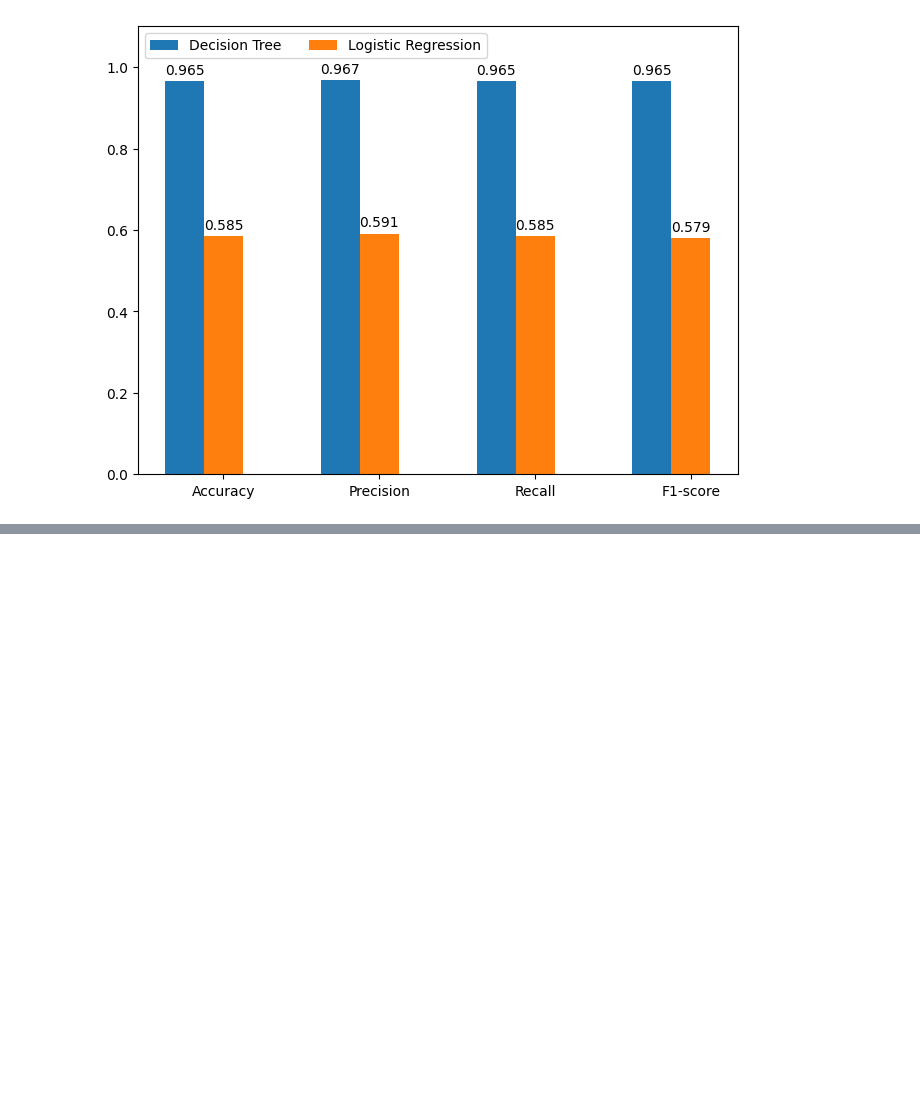
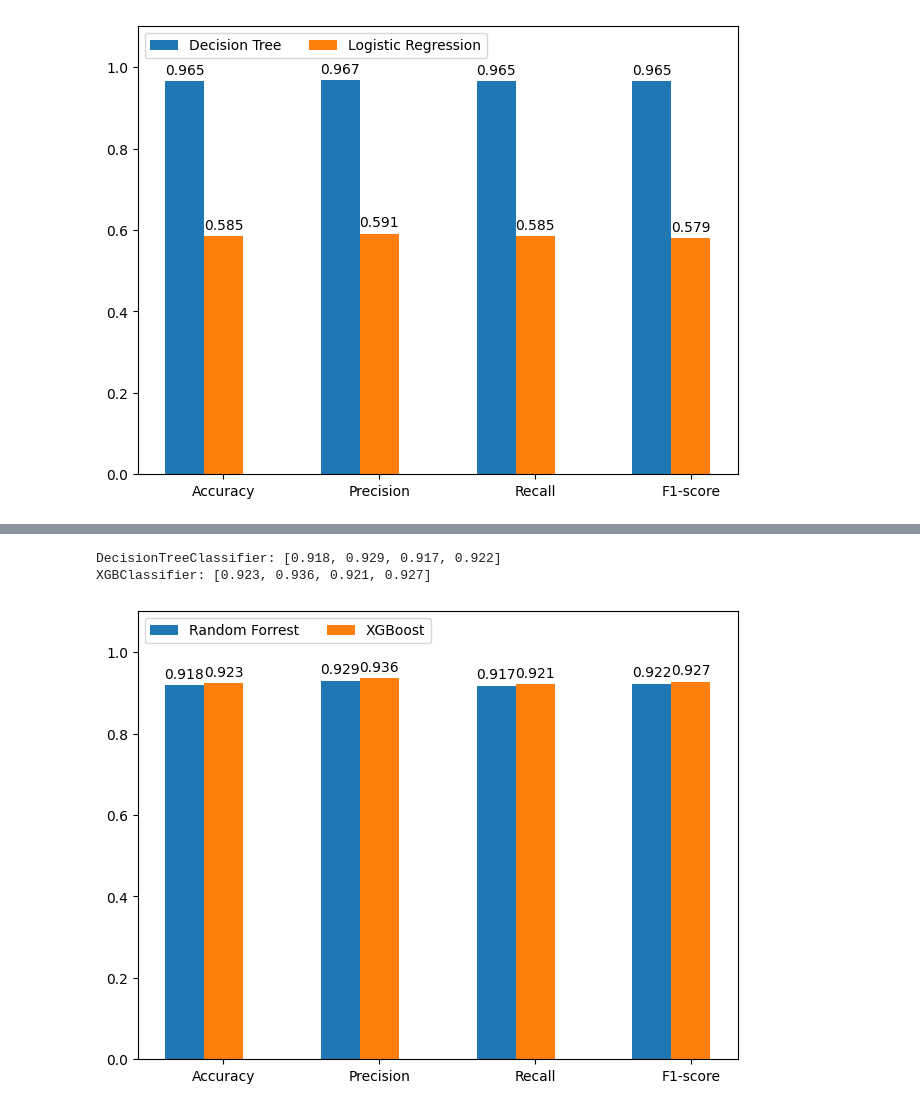
Before and after one commit to pro1710/ids, a Jupyter notebook: paper_content.ipynb, the cells around one changed output, grey strips where cells are left out. Drawn from its saved outputs; the diff is of its cells as text; code cells hidden in the pictures; blank space fills up the shorter version.

```diff
--- a/paper_content.ipynb
+++ b/paper_content.ipynb
@@ -222,0 +272,57 @@ LogisticRegression: [0.585, 0.591, 0.585, 0.579]
+# %%
+# Figure  [classification rf xgb 14 class] : Classification performance results.
+
+X_test, y_test = get_data('14_class', 'test')
+class_14_rf_report = classification_report(y_test, le_14.inverse_transform(class_14_rf.predict(X_test)), output_dict=True)
+
+dt = [class_14_rf_report['accuracy'],
+      class_14_rf_report['macro avg']['precision'],
+      class_14_rf_report['macro avg']['recall'],
+      class_14_rf_report['macro avg']['f1-score']
+      ]
+
+class_14_xgb_report = classification_report(y_test, le_14.inverse_transform(class_14_xgb.predict(X_test)), output_dict=True)
+
+lr = [class_14_xgb_report['accuracy'],
+      class_14_xgb_report['macro avg']['precision'],
+      class_14_xgb_report['macro avg']['recall'],
+      class_14_xgb_report['macro avg']['f1-score']
+      ]
+
+dt = list(map(lambda x: round(x, 3), dt))
+lr = list(map(lambda x: round(x, 3), lr))
+
+print(f'{class_2_dt.__class__.__name__}: {dt}')
+print(f'{class_14_xgb.__class__.__name__}: {lr}')
+
+reports = {
+    'Random Forrest': dt,
+    'XGBoost': lr,
+}
+
+labels = ['Accuracy', 'Precision', 'Recall', 'F1-score']
+
+x = np.arange(len(labels))  # the label locations
+width = 0.25  # the width of the bars
+multiplier = 0
+
+fig, ax = plt.subplots(layout='constrained')
+
+for attribute, measurement in reports.items():
+    offset = width * multiplier
+    rects = ax.bar(x + offset, measurement, width, label=attribute)
+    ax.bar_label(rects, padding=3)
+    multiplier += 1
+
+# Add some text for labels, title and custom x-axis tick labels, etc.
+# ax.set_ylabel('Length (mm)')
+# ax.set_title('Penguin attributes by species')
+ax.set_xticks(x + width, labels)
+ax.legend(loc='upper left', ncols=3)
+ax.set_ylim(0, 1.1)
+
+plt.show()
+# %% [output]
+DecisionTreeClassifier: [0.918, 0.929, 0.917, 0.922]
+XGBClassifier: [0.923, 0.936, 0.921, 0.927]
+[figure, added]
```
Also changed, not shown: parts of 4 cells of this notebook.
